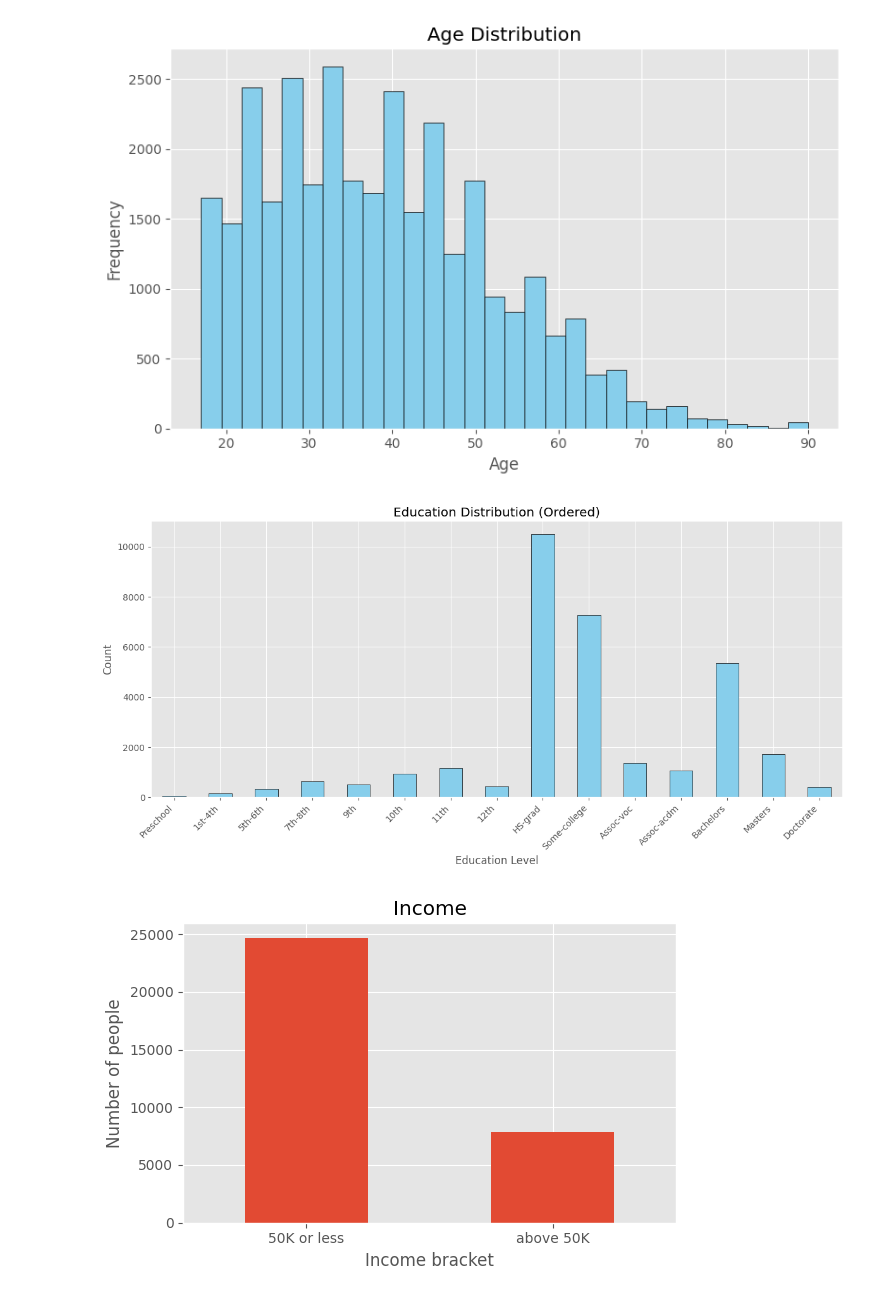
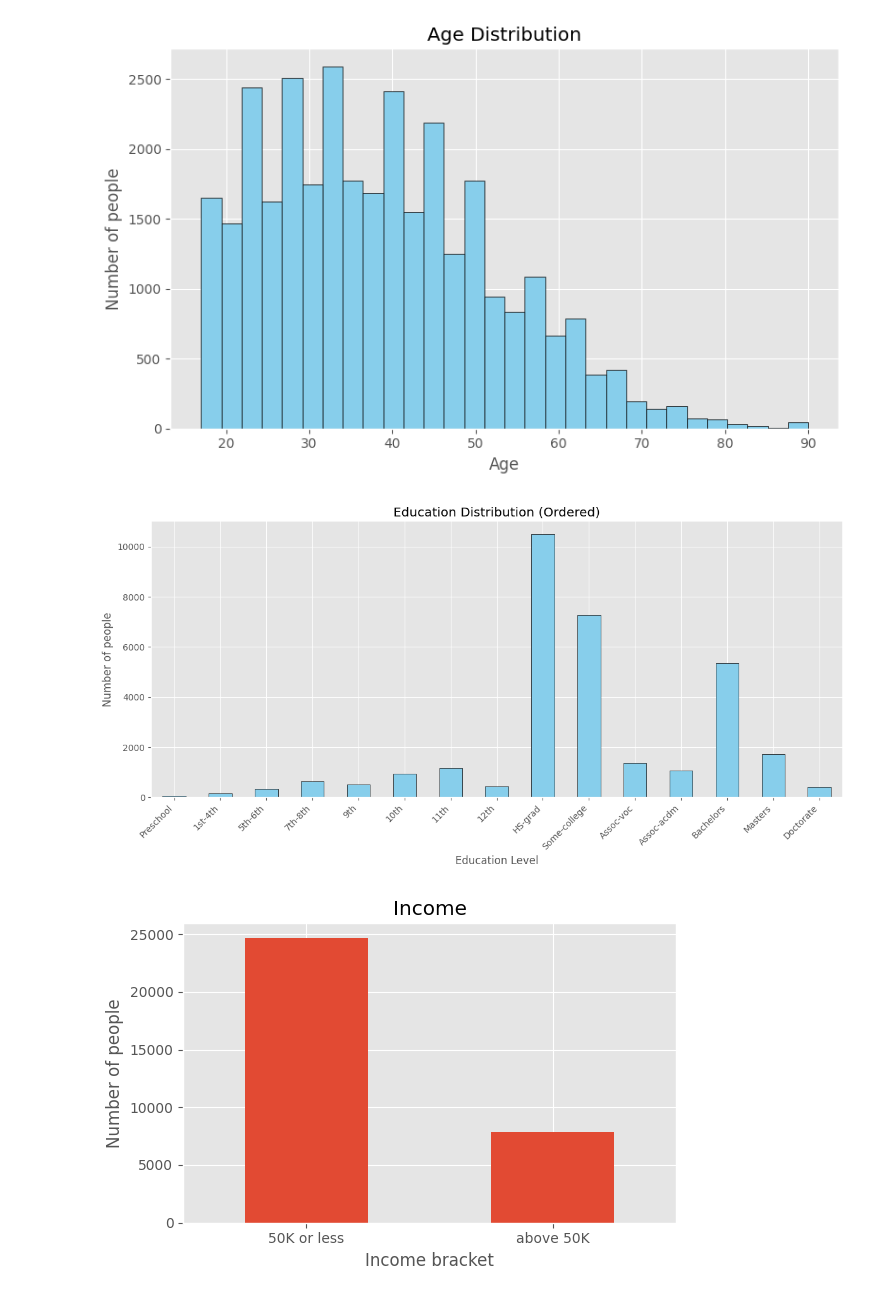
Before and after one commit to AbdulazizAlkhateeb/adult-income-analysis-project, a Jupyter notebook: notebooks/visualization.ipynb, the cells around one changed output. Saved outputs shown, nothing was run; the diff lists cells and outputs as text; code cells hidden in the pictures.

```diff
--- a/notebooks/visualization.ipynb
+++ b/notebooks/visualization.ipynb
@@ -12,12 +13,12 @@ os.makedirs("../outputs/figures", exist_ok=True)
 # %%
 plt.figure(figsize=(8,5))
 df["age"].plot(kind="hist", bins=30, color="skyblue", edgecolor="black")
 plt.title("Age Distribution")
 plt.xlabel("Age")
-plt.ylabel("Frequency")
+plt.ylabel("Number of people")
 plt.tight_layout()
-plt.savefig("../outputs/figures/age_distribution.png", dpi=150)
+
 age_distribution=plt.show()
 # %% [output]
-[figure, old version]
+[figure, new version]
 # %%
@@ -36,11 +39,10 @@ edu_counts.plot(kind="bar", color="skyblue", edgecolor="black")
 
 plt.title("Education Distribution (Ordered)")
 plt.xlabel("Education Level")
-plt.ylabel("Count")
+plt.ylabel("Number of people")
 plt.xticks(rotation=45, ha="right")
 plt.tight_layout()
 
-plt.savefig("../outputs/figures/education_distribution_ordered.png", dpi=150)
 plt.show()
 # %% [output]
-[figure, old version]
+[figure, new version]
```
Also changed, not shown: parts of 10 cells of this notebook.
